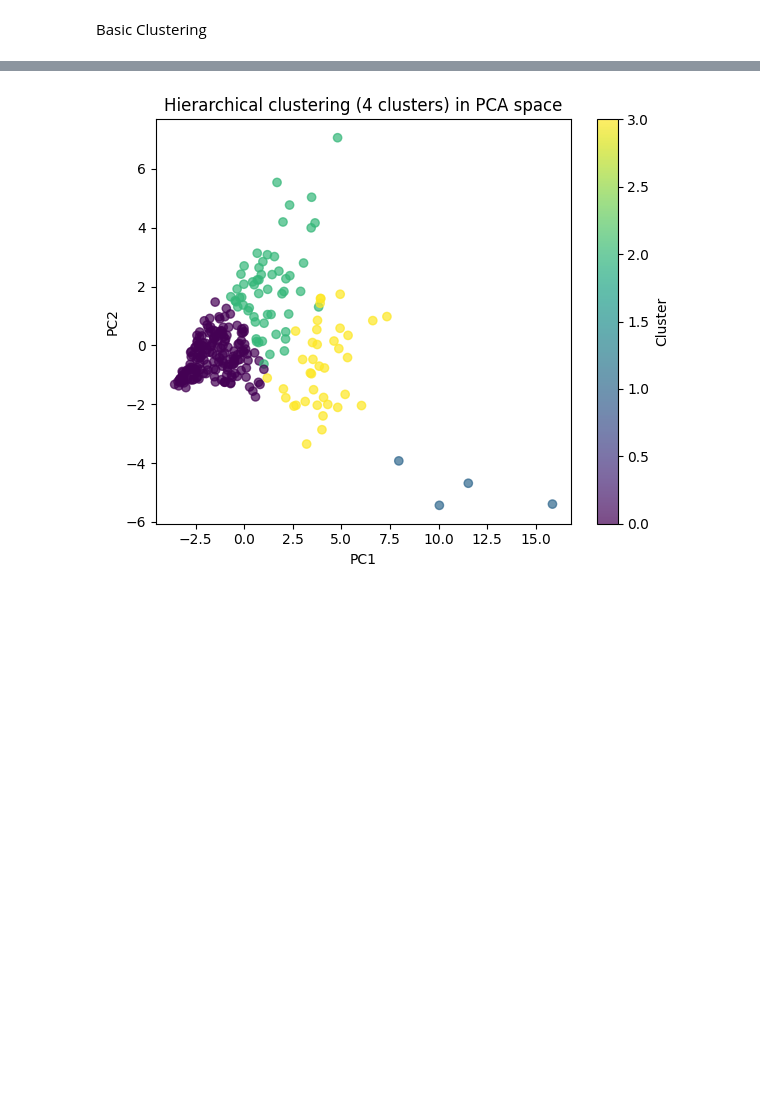
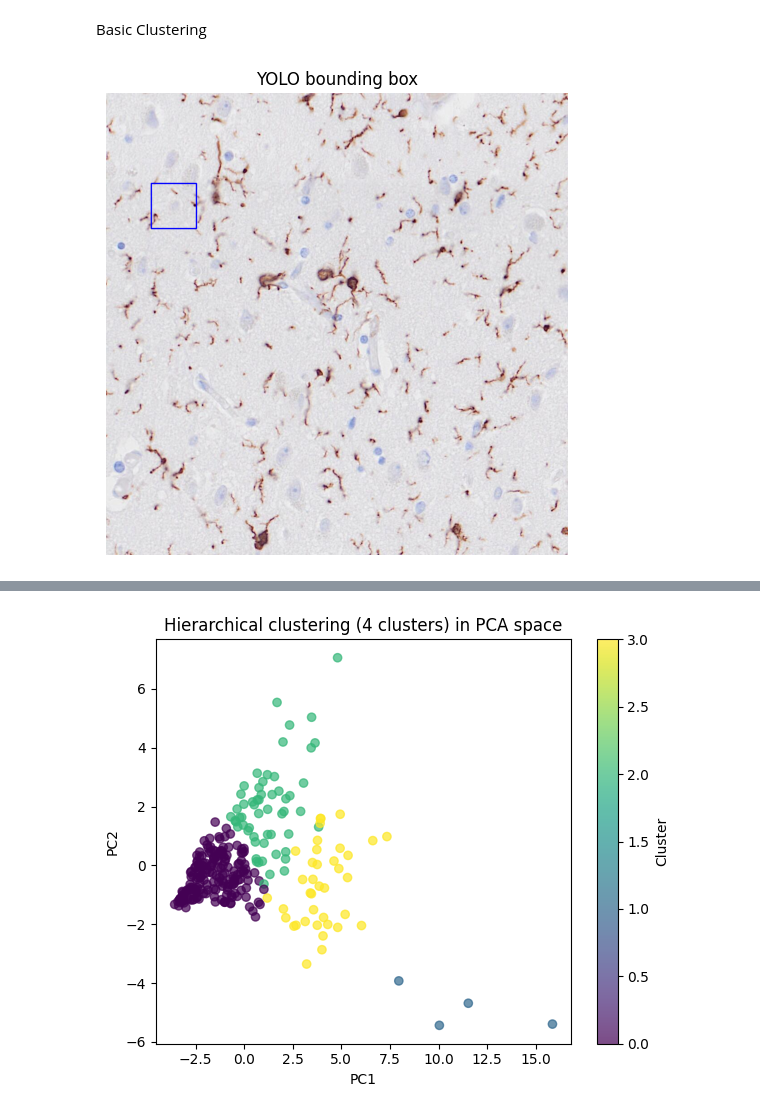
Before and after one commit to cwissyboi/AutomaticMicrogliaMorphologyAnalysis, a Jupyter notebook: initial_pipeline/analysis/basic_analysis.ipynb, the cells around one changed output, grey strips where cells are left out. Drawn from its saved outputs; the diff is of its cells as text; code cells hidden in the pictures; blank space fills up the shorter version.

```diff
--- a/initial_pipeline/analysis/basic_analysis.ipynb
+++ b/initial_pipeline/analysis/basic_analysis.ipynb
@@ -150,6 +150,62 @@ clusterer = KMeans(
 cluster_labels = clusterer.fit_predict(X_scaled)
 df_clustered = df.loc[X.index].copy()
 df_clustered["cluster"] = cluster_labels
+# %%
+import cv2
+import matplotlib.pyplot as plt
+
+def show_yolo_box(image_path, box, color=(0, 0, 255), linewidth=2):
+    """
+    Display an image with a YOLO bounding box overlaid.
+
+    Parameters
+    ----------
+    image_path : str
+        Path to the image file.
+    box : tuple
+        (x_min, y_min, x_max, y_max) in pixel coordinates.
+    color : tuple
+        RGB color for the box.
+    linewidth : int
+        Line thickness.
+    """
+    # Read image (BGR)
+    image = cv2.imread(image_path)
+    if image is None:
+        raise ValueError(f"Could not read image: {image_path}")
+
+    # Convert to RGB for matplotlib
+    image_rgb = cv2.cvtColor(image, cv2.COLOR_BGR2RGB)
+
+    x_min, y_min, x_max, y_max = map(int, box)
+
+    # Draw rectangle
+    cv2.rectangle(
+        image_rgb,
+        (x_min, y_min),
+        (x_max, y_max),
+        color,
+        linewidth
+    )
+
+    # Show image
+    plt.figure(figsize=(6, 6))
+    plt.imshow(image_rgb)
+    plt.axis("off")
+    plt.title("YOLO bounding box")
+    plt.show()
+
+# x_min = 100
+# y_min = 200
+# x_max = 200
+# y_max = 300
+
+# show_yolo_box(
+#     image_path="../../tiles/slide_2_test/tile_01424_x38912_y14336.jpg",
+#     box=(x_min, y_min, x_max, y_max)
+# )
+# %% [output]
+[figure, added]
 # %%
 from scipy.spatial.distance import cdist
 
```
Also changed, not shown: parts of 7 cells of this notebook, 4 other files.
